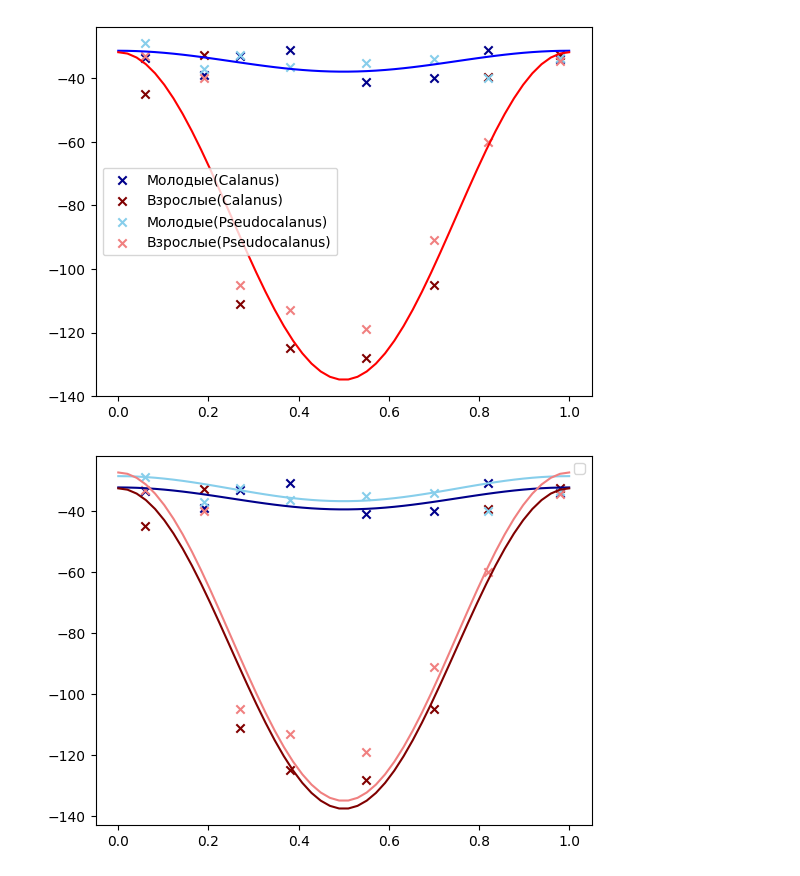
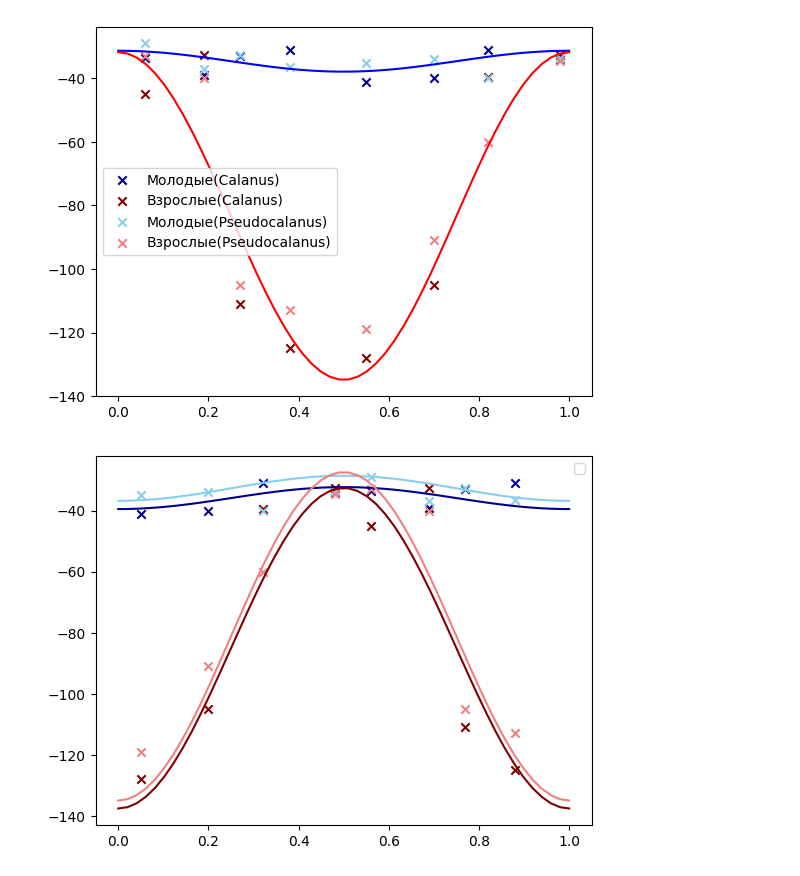
Before and after one commit to Recefi/predator-prey_model, a Jupyter notebook: report.ipynb, the cells around one changed output. Drawn from its saved outputs; the diff is of its cells as text; code cells hidden in the pictures.

```diff
--- a/report.ipynb
+++ b/report.ipynb
@@ -166,15 +166,15 @@ plt.show()
 # %% [output]
 [figure]
 # %%
-# ax = gui.pointsCalanus_1(c_j="darkblue", c_a="maroon", m="x", l_j="Молодые(Calanus)", l_a="Взрослые(Calanus)")
-# gui.pointsPseudocalanus(ax=ax, c_j="skyblue", c_a="lightcoral", m="x", l_j="Молодые(Pseudocalanus)", l_a="Взрослые(Pseudocalanus)")
-# gui.stratSins(-35.9, 3.6, -85.1, 52.5, ax, c_j="darkblue", c_a="maroon", l_j="Aj: -35.9, Bj: 3.6", l_a="Aa: -85.1, Ba: 52.5")
-# gui.stratSins(-32.7, 4.1, -81.2, 53.8, ax, c_j="skyblue", c_a="lightcoral", l_j="Aj: -32.7, Bj: 4.1", l_a="Aa: -81.2, Ba: 53.8")
+# ax = gui.pointsCalanus_2(c_j="darkblue", c_a="maroon", m="x", l_j="Молодые(Calanus)", l_a="Взрослые(Calanus)")
+# gui.pointsPseudocalanus_2(ax=ax, c_j="skyblue", c_a="lightcoral", m="x", l_j="Молодые(Pseudocalanus)", l_a="Взрослые(Pseudocalanus)")
+# gui.stratSins(-35.9, -3.6, -85.1, -52.5, ax, c_j="darkblue", c_a="maroon", l_j="Aj: -35.9, Bj: -3.6", l_a="Aa: -85.1, Ba: -52.5")
+# gui.stratSins(-32.7, -4.1, -81.2, -53.8, ax, c_j="skyblue", c_a="lightcoral", l_j="Aj: -32.7, Bj: -4.1", l_a="Aa: -81.2, Ba: -53.8")
 
-ax = gui.pointsCalanus_1(c_j="darkblue", c_a="maroon", m="x")
-gui.pointsPseudocalanus(ax=ax, c_j="skyblue", c_a="lightcoral", m="x")
-gui.stratSins(-35.9, 3.6, -85.1, 52.5, ax, c_j="darkblue", c_a="maroon", l_j="", l_a="")
-gui.stratSins(-32.7, 4.1, -81.2, 53.8, ax, c_j="skyblue", c_a="lightcoral", l_j="", l_a="")
+ax = gui.pointsCalanus_2(c_j="darkblue", c_a="maroon", m="x")
+gui.pointsPseudocalanus_2(ax=ax, c_j="skyblue", c_a="lightcoral", m="x")
+gui.stratSins(-35.9, -3.6, -85.1, -52.5, ax, c_j="darkblue", c_a="maroon", l_j="", l_a="")
+gui.stratSins(-32.7, -4.1, -81.2, -53.8, ax, c_j="skyblue", c_a="lightcoral", l_j="", l_a="")
 # %% [output]
-[figure, old version]
+[figure, new version]
 # %%
```
Also changed, not shown: parts of 1 cell of this notebook, 4 other files.
